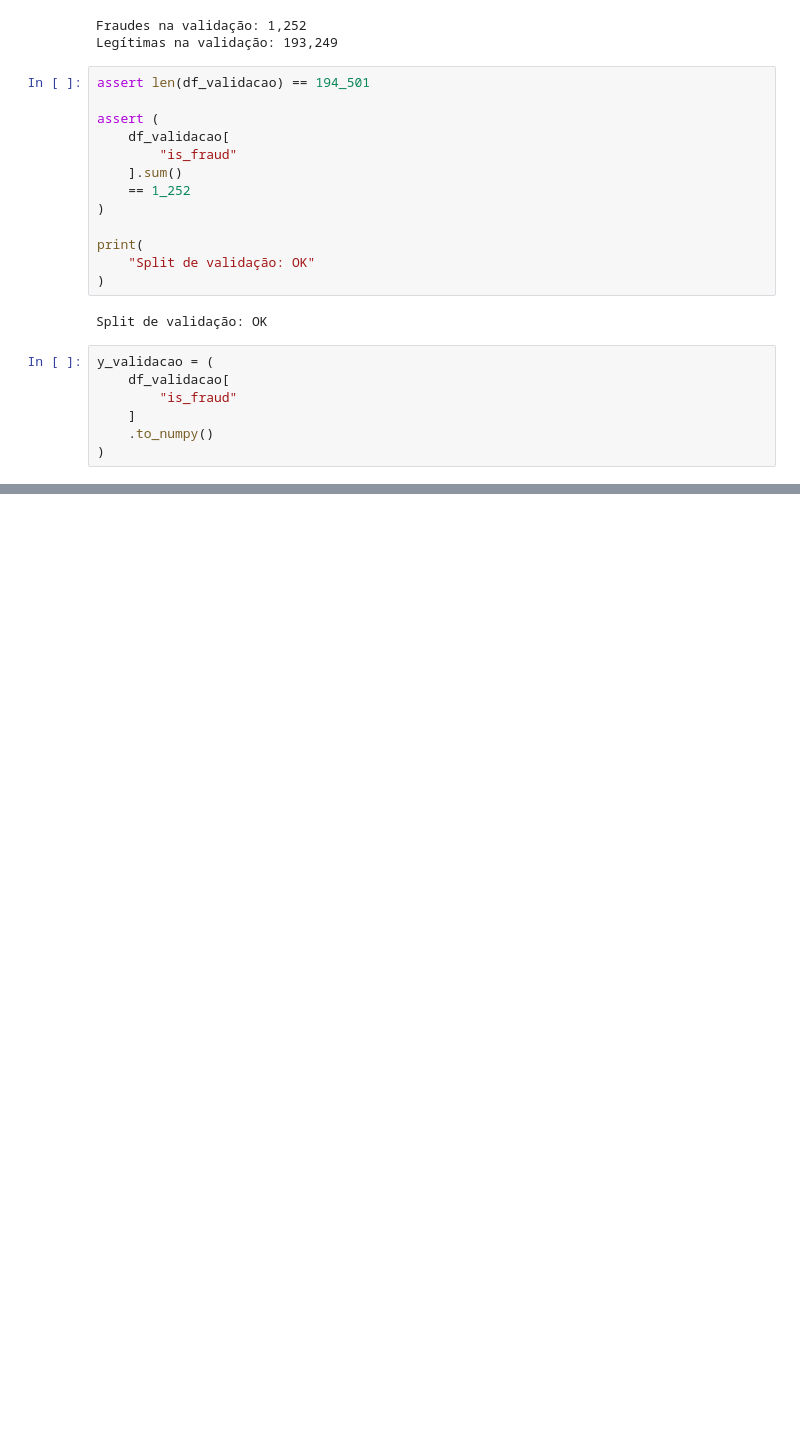
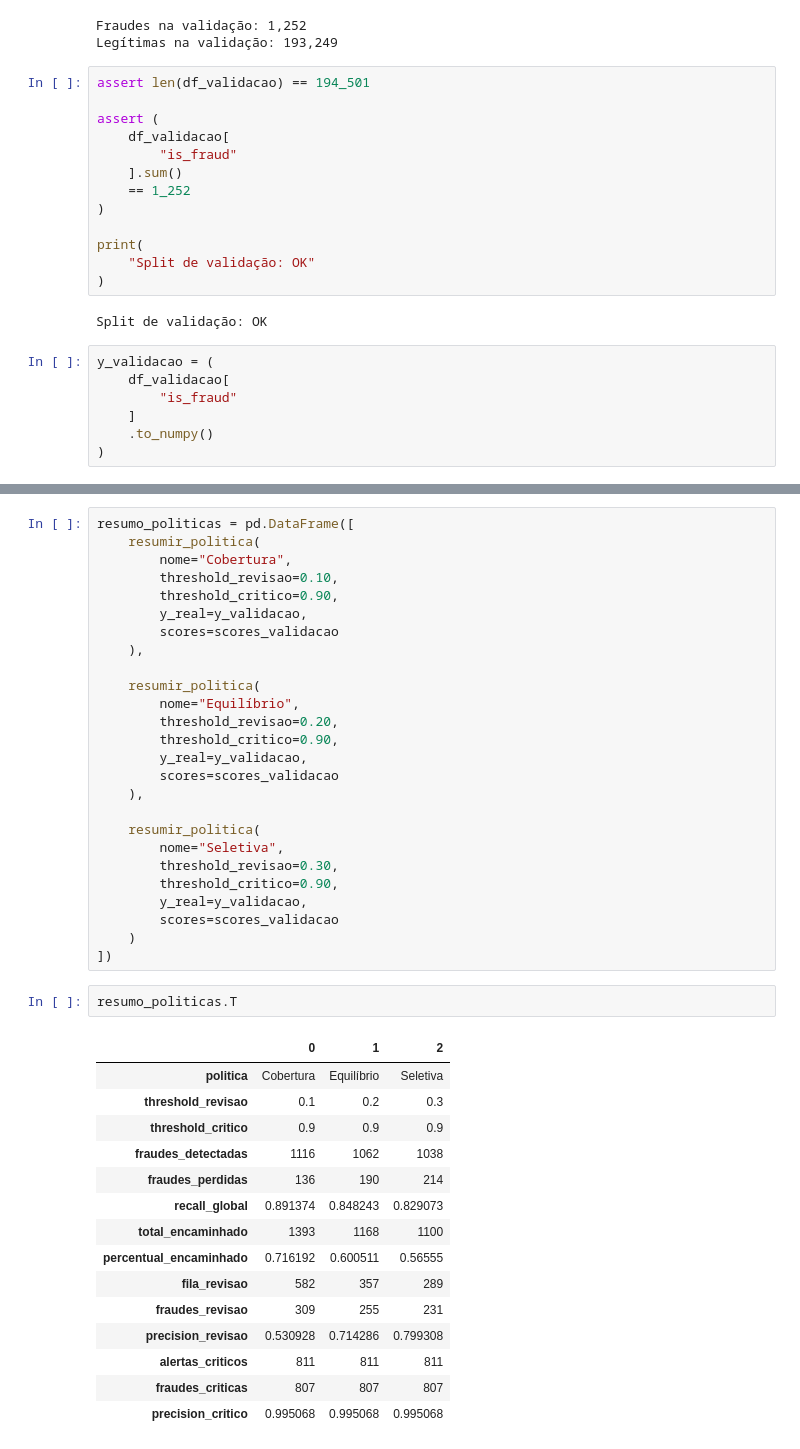
Before and after one commit to lucao-py/ccard_fraud_ml, a Jupyter notebook: notebooks/06. Politica de Decisao.ipynb, the cells around one changed output, grey strips where cells are left out. Cells and saved outputs as stored; diff of their text form; blank space fills up the shorter version.

```diff
--- a/notebooks/06. Politica de Decisao.ipynb
+++ b/notebooks/06. Politica de Decisao.ipynb
@@ -265,0 +1164,44 @@ def construir_features(
+# %%
+resumo_politicas = pd.DataFrame([
+    resumir_politica(
+        nome="Cobertura",
+        threshold_revisao=0.10,
+        threshold_critico=0.90,
+        y_real=y_validacao,
+        scores=scores_validacao
+    ),
+
+    resumir_politica(
+        nome="Equilíbrio",
+        threshold_revisao=0.20,
+        threshold_critico=0.90,
+        y_real=y_validacao,
+        scores=scores_validacao
+    ),
+
+    resumir_politica(
+        nome="Seletiva",
+        threshold_revisao=0.30,
+        threshold_critico=0.90,
+        y_real=y_validacao,
+        scores=scores_validacao
+    )
+])
+# %%
+resumo_politicas.T
+# %% [output]
+|  | 0 | 1 | 2 |
+| politica | Cobertura | Equilíbrio | Seletiva |
+| threshold_revisao | 0.1 | 0.2 | 0.3 |
+| threshold_critico | 0.9 | 0.9 | 0.9 |
+| fraudes_detectadas | 1116 | 1062 | 1038 |
+| fraudes_perdidas | 136 | 190 | 214 |
+| recall_global | 0.891374 | 0.848243 | 0.829073 |
+| total_encaminhado | 1393 | 1168 | 1100 |
+| percentual_encaminhado | 0.716192 | 0.600511 | 0.56555 |
+| fila_revisao | 582 | 357 | 289 |
+| fraudes_revisao | 309 | 255 | 231 |
+| precision_revisao | 0.530928 | 0.714286 | 0.799308 |
+| alertas_criticos | 811 | 811 | 811 |
+| fraudes_criticas | 807 | 807 | 807 |
+| precision_critico | 0.995068 | 0.995068 | 0.995068 |
```
Also changed, not shown: parts of 45 cells of this notebook, 2 other files.
